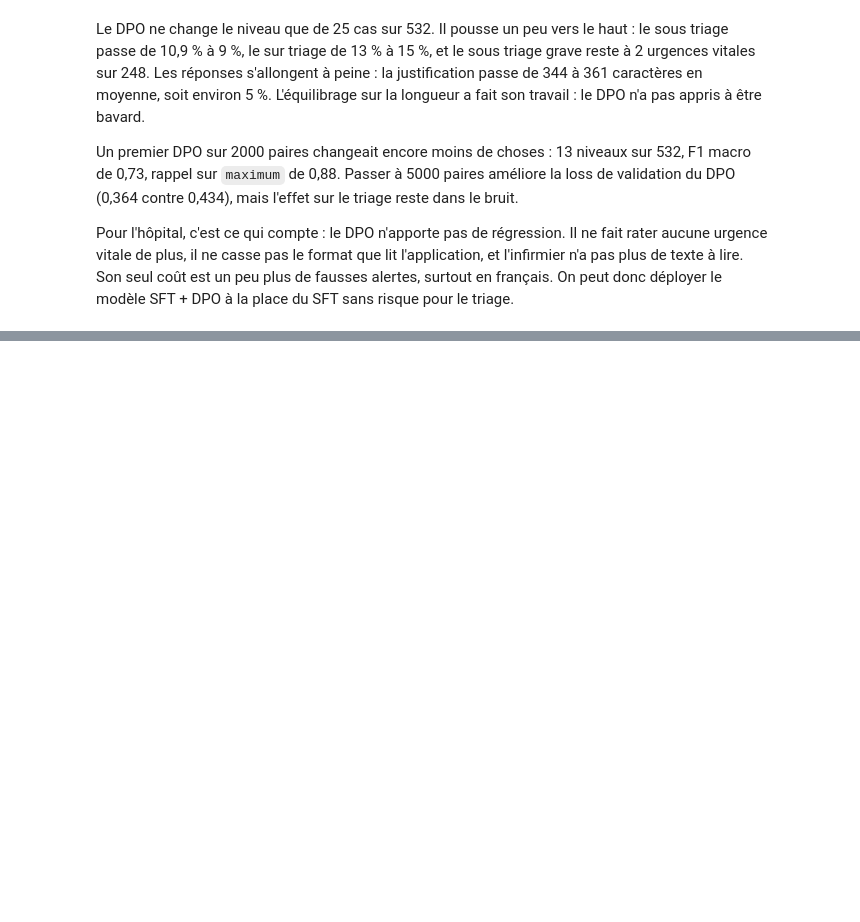
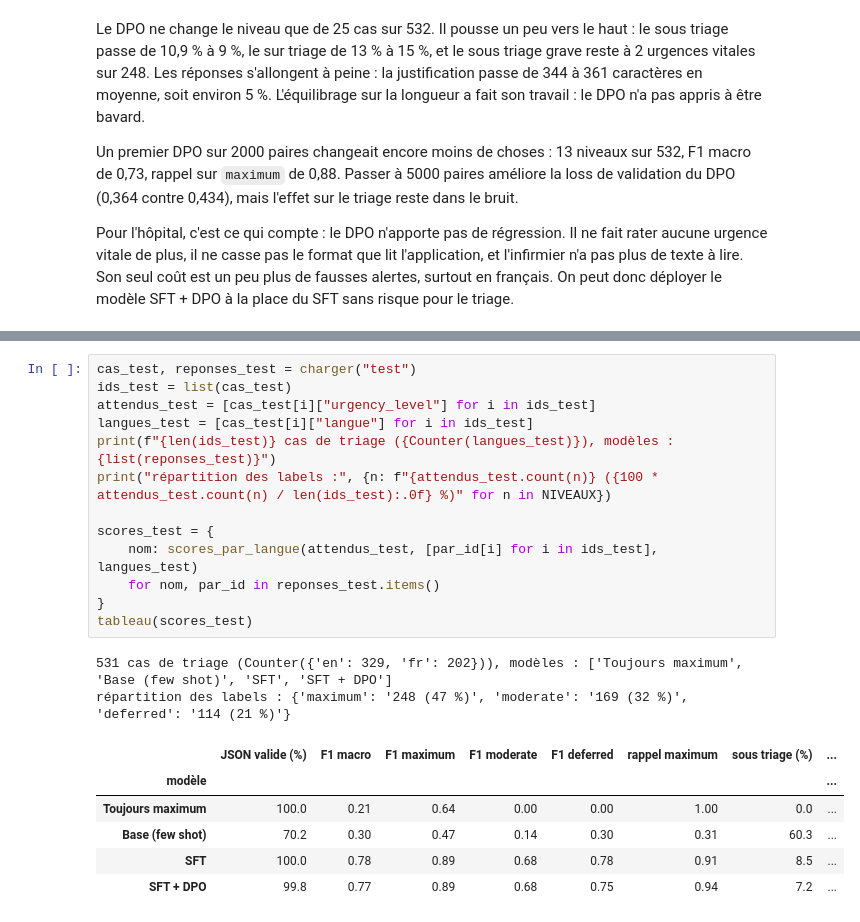
Before and after one commit to RaphaelRIVIERE/llm-finetuning, a Jupyter notebook: notebooks/06_comparaison_modeles.ipynb, the cells around one changed output, grey strips where cells are left out. Drawn from its saved outputs; the diff is of its cells as text; blank space fills up the shorter version.

```diff
--- a/notebooks/06_comparaison_modeles.ipynb
+++ b/notebooks/06_comparaison_modeles.ipynb
@@ -352,0 +377,22 @@ Points à suivre :
+# %%
+cas_test, reponses_test = charger("test")
+ids_test = list(cas_test)
+attendus_test = [cas_test[i]["urgency_level"] for i in ids_test]
+langues_test = [cas_test[i]["langue"] for i in ids_test]
+print(f"{len(ids_test)} cas de triage ({Counter(langues_test)}), modèles : {list(reponses_test)}")
+print("répartition des labels :", {n: f"{attendus_test.count(n)} ({100 * attendus_test.count(n) / len(ids_test):.0f} %)" for n in NIVEAUX})
+
+scores_test = {
+    nom: scores_par_langue(attendus_test, [par_id[i] for i in ids_test], langues_test)
+    for nom, par_id in reponses_test.items()
+}
+tableau(scores_test)
+# %% [output]
+531 cas de triage (Counter({'en': 329, 'fr': 202})), modèles : ['Toujours maximum', 'Base (few shot)', 'SFT', 'SFT + DPO']
+répartition des labels : {'maximum': '248 (47 %)', 'moderate': '169 (32 %)', 'deferred': '114 (21 %)'}
+|  | JSON valide (%) | F1 macro | F1 maximum | F1 moderate | F1 deferred | rappel maximum | sous triage (%) | ... |
+| modèle |  |  |  |  |  |  |  | ... |
+| Toujours maximum | 100.0 | 0.21 | 0.64 | 0.00 | 0.00 | 1.00 | 0.0 | ... |
+| Base (few shot) | 70.2 | 0.30 | 0.47 | 0.14 | 0.30 | 0.31 | 60.3 | ... |
+| SFT | 100.0 | 0.78 | 0.89 | 0.68 | 0.78 | 0.91 | 8.5 | ... |
+| SFT + DPO | 99.8 | 0.77 | 0.89 | 0.68 | 0.75 | 0.94 | 7.2 | ... |
```
Also changed, not shown: parts of 10 cells of this notebook.
